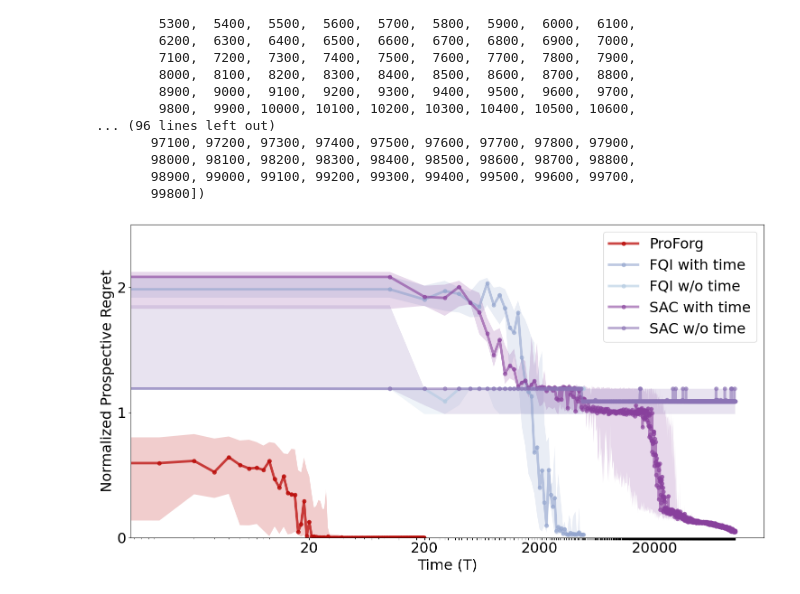
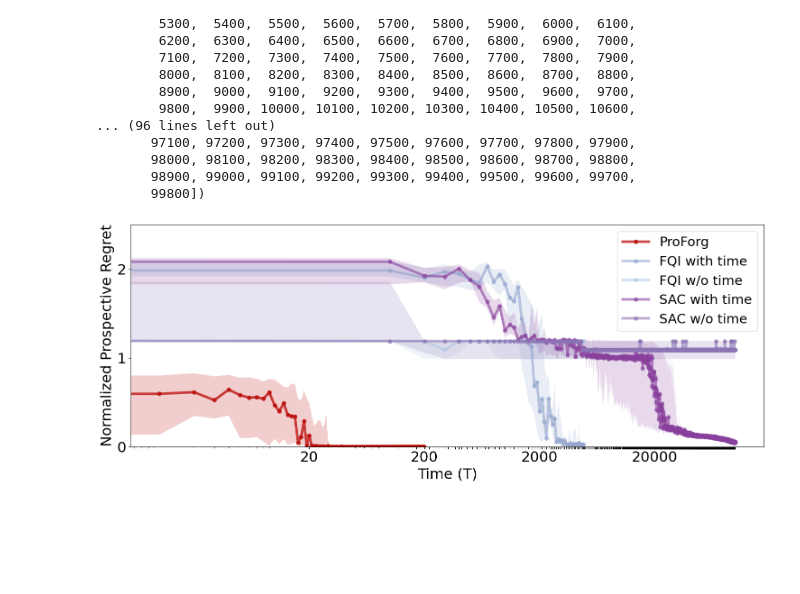
Before and after one commit to neurodata/ProspectiveForaging, a Jupyter notebook: notebooks/fig1_new.ipynb, the cells around one changed output. Cells and saved outputs as stored; diff of their text form; code cells hidden in the pictures; blank space fills up the shorter version.

```diff
--- a/notebooks/fig1_new.ipynb
+++ b/notebooks/fig1_new.ipynb
@@ -74,7 +74,7 @@ array([ -100,     0,   100,   200,   300,   400,   500,   600,   700,
        98900, 99000, 99100, 99200, 99300, 99400, 99500, 99600, 99700,
        99800])
 # %%
-plt.figure(figsize=(15, 8))
+plt.figure(figsize=(15, 6))
 
 linewidth = 4
 fontsize = 28
@@ -116,32 +116,32 @@ q25  = np.nanpercentile(PREGRETS_random_RL_arr, 25, axis=0)
 q75  = np.nanpercentile(PREGRETS_random_RL_arr, 75, axis=0)
 plt.plot(Ts_RL[1:], median[1:],color=colors["RL_FQI_notime"], lw = linewidth,marker='o',alpha = 0.6,label = 'FQI w/o time')
 plt.fill_between(Ts_RL[1:], q25[1:], q75[1:], color=colors["RL_FQI_notime"], alpha=0.20, edgecolor="none")
 
 
 median = np.median(PREGRETS_SAC_arr, axis=0)
 q25  = np.nanpercentile(PREGRETS_SAC_arr, 25, axis=0)
 q75  = np.nanpercentile(PREGRETS_SAC_arr, 75, axis=0)
 plt.plot(Ts_SAC[1:], median[1:],color=colors["RL_SAC_time"], lw = linewidth,marker='o',alpha = 0.6,label = 'SAC with time')
 plt.fill_between(Ts_SAC[1:], q25[1:], q75[1:], color=colors["RL_SAC_time"], alpha=0.20, edgecolor="none")
 
 median = np.median(PREGRETS_random_SAC_arr, axis=0)
 q25  = np.nanpercentile(PREGRETS_random_SAC_arr, 25, axis=0)
 q75  = np.nanpercentile(PREGRETS_random_SAC_arr, 75, axis=0)
 plt.plot(Ts_SAC[1:], median[1:],color=colors["RL_SAC_notime"], lw = linewidth,marker='o',alpha = 0.6,label = 'SAC w/o time')
 plt.fill_between(Ts_SAC[1:], q25[1:], q75[1:], color=colors["RL_SAC_notime"], alpha=0.20, edgecolor="none")
 plt.xscale('log')
 
 xticks = [i for i in np.arange(20,1000,50)]+[i for i in np.arange(10000,5000,1000)]+[i for i in np.arange(200,100000,100)]
 xticklabels = [str(v) if v in ['0',20,200,2000,20000,20000] else ""   # hide every 2nd label
                for i, v in enumerate(xticks)]
 plt.xticks(xticks, labels=xticklabels,fontsize = fontsize-5)
 plt.ylim([0,2.5])
 plt.yticks([0,1,2],fontsize = fontsize-5)
 plt.xlabel("Time (T)",fontsize = fontsize-5)
 plt.ylabel("Normalized Prospective Regret", fontsize = fontsize-5)
 # plt.title('Proforg vs FQI',fontsize = fontsize)
-plt.legend(fontsize = fontsize-5)
+plt.legend(fontsize = fontsize-7)
 plt.savefig('ProForg_FQI.png')
 plt.tight_layout()
 # %% [output]
-[figure, old version]
+[figure, new version]
```
Also changed, not shown: 2 other files.
